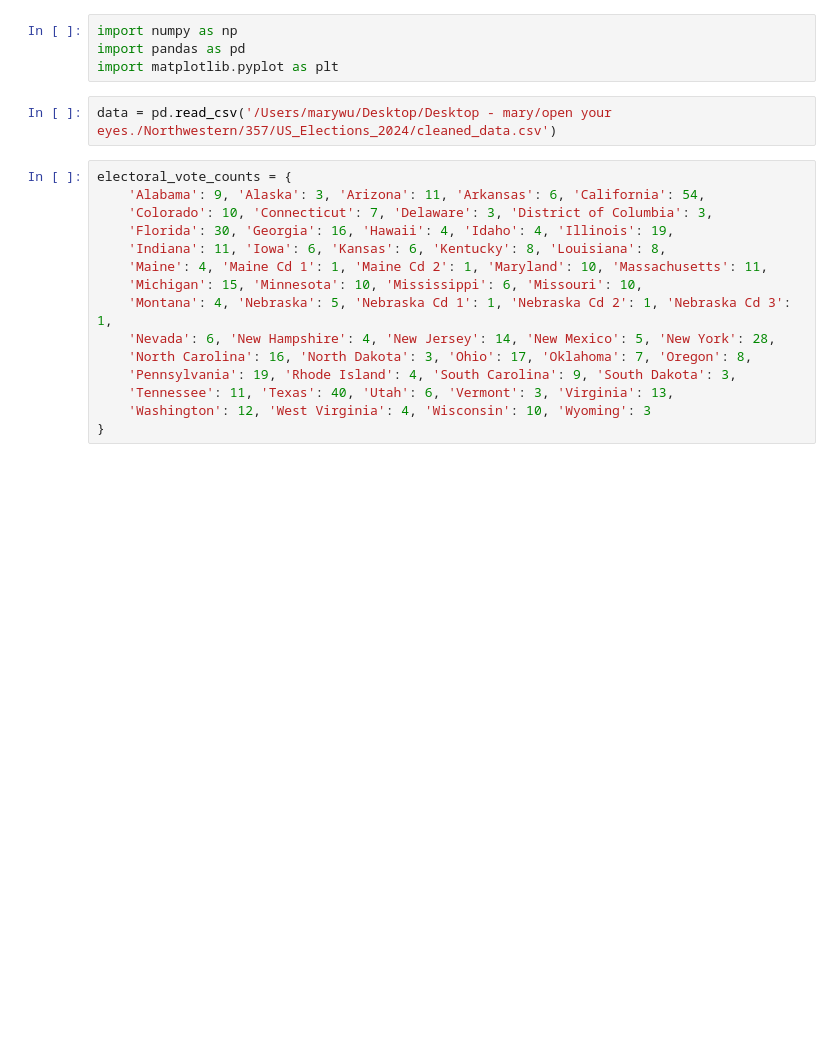
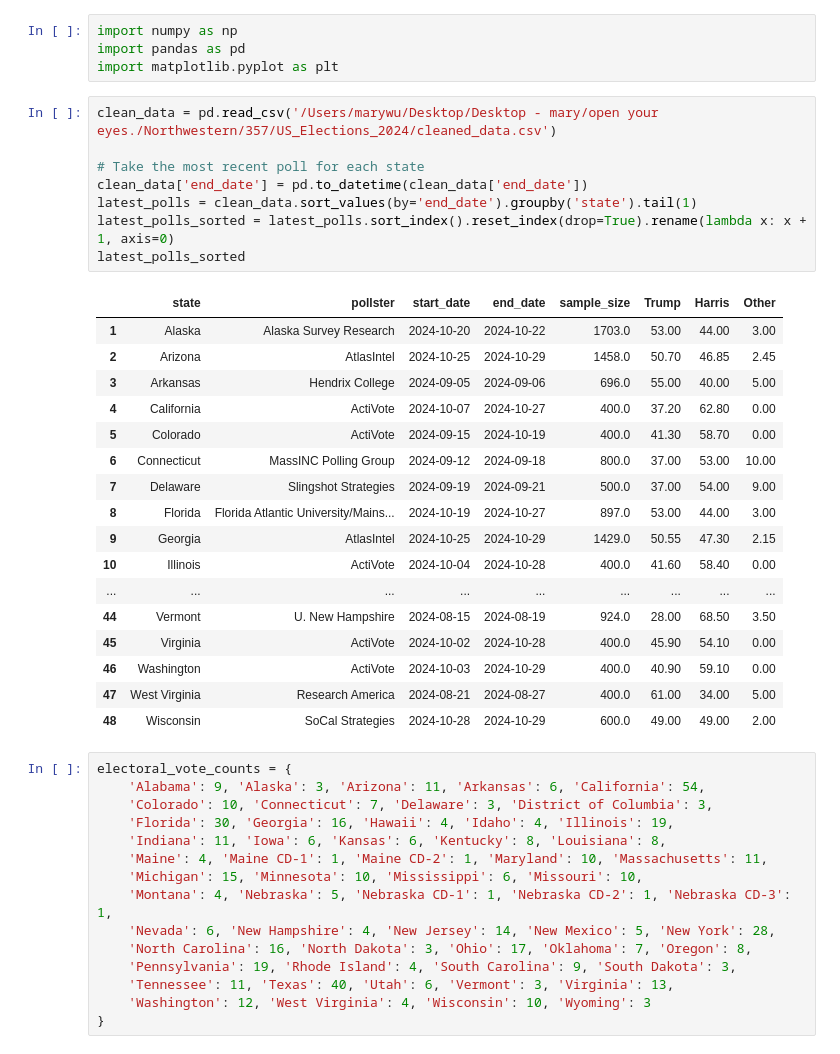
Before and after one commit to marywu-12/US_Elections_2024, a Jupyter notebook: jim_albert_simulation.ipynb, the cells around one changed output. Saved outputs shown, nothing was run; the diff lists cells and outputs as text; blank space fills up the shorter version.

```diff
--- a/jim_albert_simulation.ipynb
+++ b/jim_albert_simulation.ipynb
@@ -2,17 +2,41 @@
 import numpy as np
 import pandas as pd
 import matplotlib.pyplot as plt
-# %%
-data = pd.read_csv('/Users/marywu/Desktop/Desktop - mary/open your eyes./Northwestern/357/US_Elections_2024/cleaned_data.csv')
+# %%
+clean_data = pd.read_csv('/Users/marywu/Desktop/Desktop - mary/open your eyes./Northwestern/357/US_Elections_2024/cleaned_data.csv')
+
+# Take the most recent poll for each state
+clean_data['end_date'] = pd.to_datetime(clean_data['end_date'])
+latest_polls = clean_data.sort_values(by='end_date').groupby('state').tail(1)
+latest_polls_sorted = latest_polls.sort_index().reset_index(drop=True).rename(lambda x: x + 1, axis=0)
+latest_polls_sorted
+# %% [output]
+|  | state | pollster | start_date | end_date | sample_size | Trump | Harris | Other |
+| 1 | Alaska | Alaska Survey Research | 2024-10-20 | 2024-10-22 | 1703.0 | 53.00 | 44.00 | 3.00 |
+| 2 | Arizona | AtlasIntel | 2024-10-25 | 2024-10-29 | 1458.0 | 50.70 | 46.85 | 2.45 |
+| 3 | Arkansas | Hendrix College | 2024-09-05 | 2024-09-06 | 696.0 | 55.00 | 40.00 | 5.00 |
+| 4 | California | ActiVote | 2024-10-07 | 2024-10-27 | 400.0 | 37.20 | 62.80 | 0.00 |
+| 5 | Colorado | ActiVote | 2024-09-15 | 2024-10-19 | 400.0 | 41.30 | 58.70 | 0.00 |
+| 6 | Connecticut | MassINC Polling Group | 2024-09-12 | 2024-09-18 | 800.0 | 37.00 | 53.00 | 10.00 |
+| 7 | Delaware | Slingshot Strategies | 2024-09-19 | 2024-09-21 | 500.0 | 37.00 | 54.00 | 9.00 |
+| 8 | Florida | Florida Atlantic University/Mains... | 2024-10-19 | 2024-10-27 | 897.0 | 53.00 | 44.00 | 3.00 |
+| 9 | Georgia | AtlasIntel | 2024-10-25 | 2024-10-29 | 1429.0 | 50.55 | 47.30 | 2.15 |
+| 10 | Illinois | ActiVote | 2024-10-04 | 2024-10-28 | 400.0 | 41.60 | 58.40 | 0.00 |
+| ... | ... | ... | ... | ... | ... | ... | ... | ... |
+| 44 | Vermont | U. New Hampshire | 2024-08-15 | 2024-08-19 | 924.0 | 28.00 | 68.50 | 3.50 |
+| 45 | Virginia | ActiVote | 2024-10-02 | 2024-10-28 | 400.0 | 45.90 | 54.10 | 0.00 |
+| 46 | Washington | ActiVote | 2024-10-03 | 2024-10-29 | 400.0 | 40.90 | 59.10 | 0.00 |
+| 47 | West Virginia | Research America | 2024-08-21 | 2024-08-27 | 400.0 | 61.00 | 34.00 | 5.00 |
+| 48 | Wisconsin | SoCal Strategies | 2024-10-28 | 2024-10-29 | 600.0 | 49.00 | 49.00 | 2.00 |
 # %%
 electoral_vote_counts = {
     'Alabama': 9, 'Alaska': 3, 'Arizona': 11, 'Arkansas': 6, 'California': 54,
     'Colorado': 10, 'Connecticut': 7, 'Delaware': 3, 'District of Columbia': 3,
     'Florida': 30, 'Georgia': 16, 'Hawaii': 4, 'Idaho': 4, 'Illinois': 19,
     'Indiana': 11, 'Iowa': 6, 'Kansas': 6, 'Kentucky': 8, 'Louisiana': 8,
-    'Maine': 4, 'Maine Cd 1': 1, 'Maine Cd 2': 1, 'Maryland': 10, 'Massachusetts': 11,
+    'Maine': 4, 'Maine CD-1': 1, 'Maine CD-2': 1, 'Maryland': 10, 'Massachusetts': 11,
     'Michigan': 15, 'Minnesota': 10, 'Mississippi': 6, 'Missouri': 10,
-    'Montana': 4, 'Nebraska': 5, 'Nebraska Cd 1': 1, 'Nebraska Cd 2': 1, 'Nebraska Cd 3': 1,
+    'Montana': 4, 'Nebraska': 5, 'Nebraska CD-1': 1, 'Nebraska CD-2': 1, 'Nebraska CD-3': 1,
     'Nevada': 6, 'New Hampshire': 4, 'New Jersey': 14, 'New Mexico': 5, 'New York': 28,
     'North Carolina': 16, 'North Dakota': 3, 'Ohio': 17, 'Oklahoma': 7, 'Oregon': 8,
     'Pennsylvania': 19, 'Rhode Island': 4, 'South Carolina': 9, 'South Dakota': 3,
```
Also changed, not shown: parts of 12 cells of this notebook, 1 other file.
